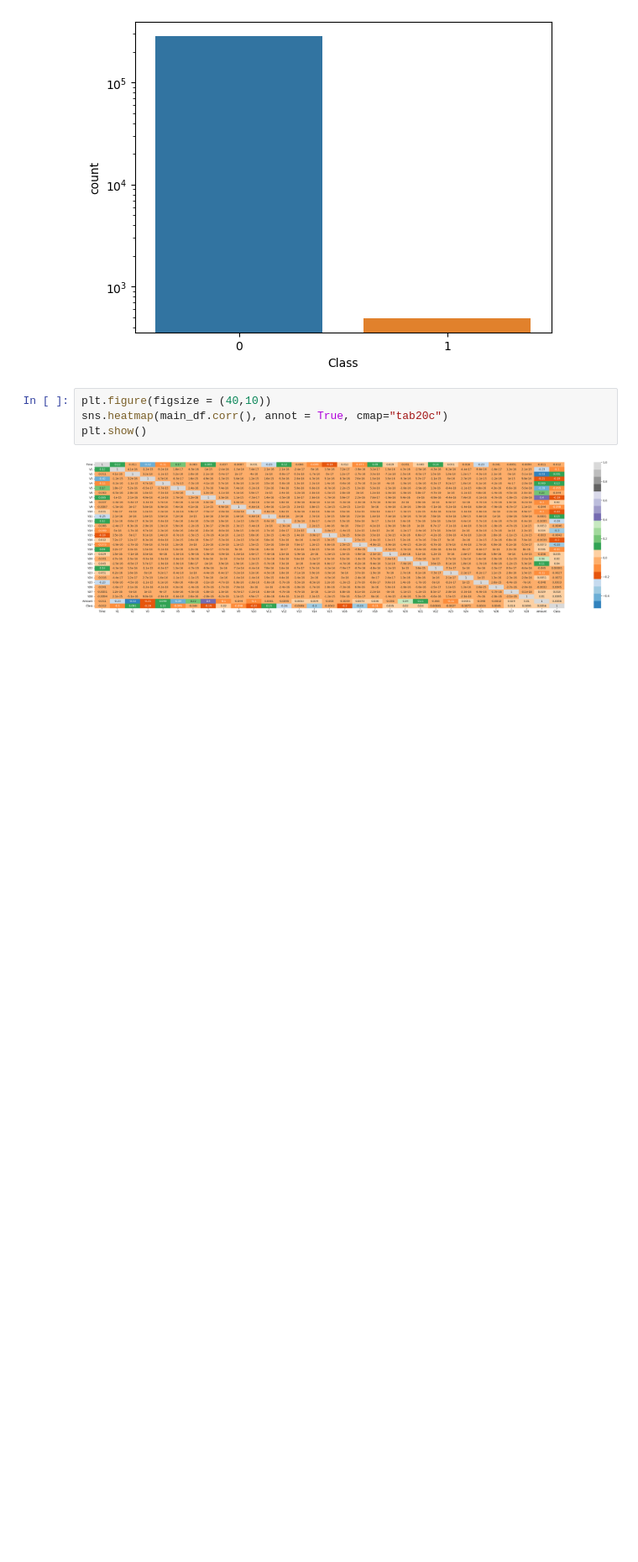
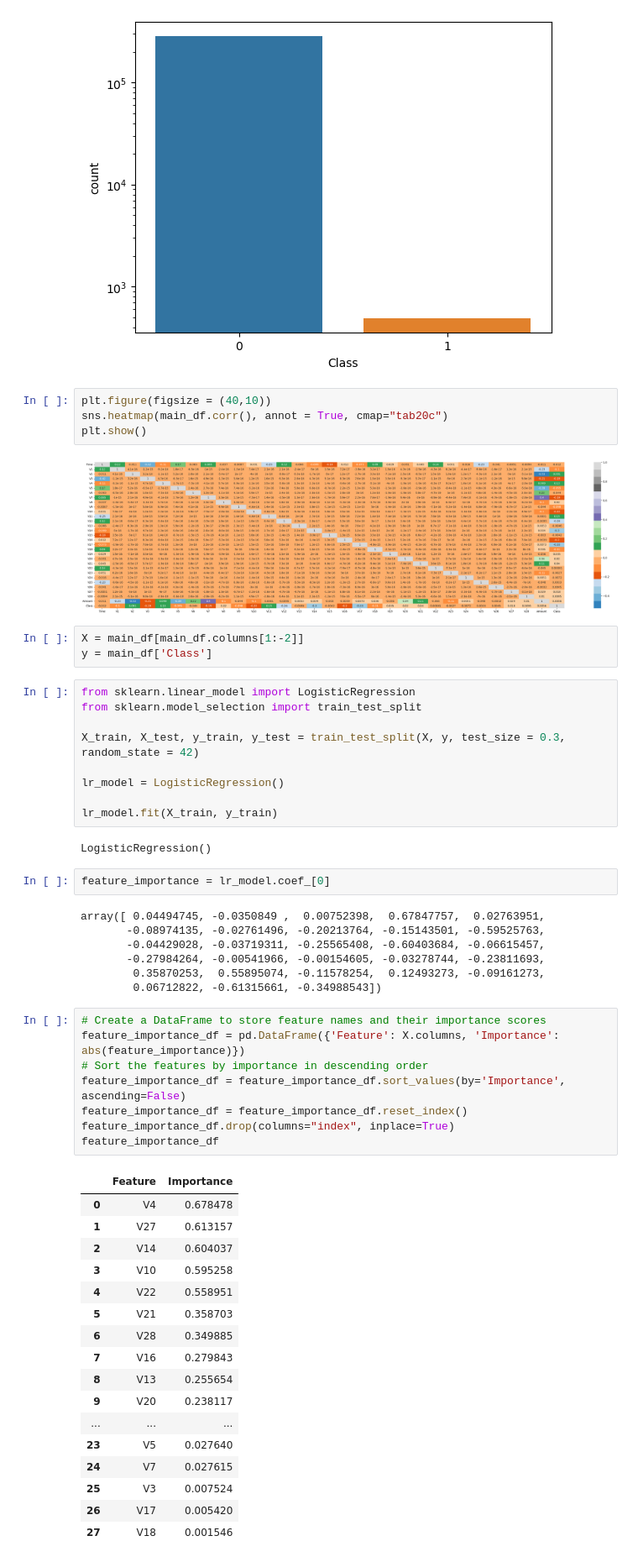
Before and after one commit to AnkitDogra-07/Research-CSE-V, a Jupyter notebook: Work/Notebooks for Data Cleaning/creditcard-notebook.ipynb, the cells around one changed output. Shown at 84% size. Saved outputs shown, nothing was run; the diff lists cells and outputs as text; blank space fills up the shorter version.

```diff
--- a/Work/Notebooks for Data Cleaning/creditcard-notebook.ipynb
+++ b/Work/Notebooks for Data Cleaning/creditcard-notebook.ipynb
@@ -64,3 +64,52 @@ sns.heatmap(main_df.corr(), annot = True, cmap="tab20c")
 plt.show()
 # %% [output]
 [figure]
+# %%
+X = main_df[main_df.columns[1:-2]]
+y = main_df['Class']
+# %%
+from sklearn.linear_model import LogisticRegression
+from sklearn.model_selection import train_test_split
+
+X_train, X_test, y_train, y_test = train_test_split(X, y, test_size = 0.3, random_state = 42)
+
+lr_model = LogisticRegression()
+
+lr_model.fit(X_train, y_train)
+# %% [output]
+LogisticRegression()
+# %%
+feature_importance = lr_model.coef_[0]
+# %% [output]
+array([ 0.04494745, -0.0350849 ,  0.00752398,  0.67847757,  0.02763951,
+       -0.08974135, -0.02761496, -0.20213764, -0.15143501, -0.59525763,
+       -0.04429028, -0.03719311, -0.25565408, -0.60403684, -0.06615457,
+       -0.27984264, -0.00541966, -0.00154605, -0.03278744, -0.23811693,
+        0.35870253,  0.55895074, -0.11578254,  0.12493273, -0.09161273,
+        0.06712822, -0.61315661, -0.34988543])
+# %%
+# Create a DataFrame to store feature names and their importance scores
+feature_importance_df = pd.DataFrame({'Feature': X.columns, 'Importance': abs(feature_importance)})
+# Sort the features by importance in descending order
+feature_importance_df = feature_importance_df.sort_values(by='Importance', ascending=False)
+feature_importance_df = feature_importance_df.reset_index()
+feature_importance_df.drop(columns="index", inplace=True)
+feature_importance_df
+# %% [output]
+|  | Feature | Importance |
+| 0 | V4 | 0.678478 |
+| 1 | V27 | 0.613157 |
+| 2 | V14 | 0.604037 |
+| 3 | V10 | 0.595258 |
+| 4 | V22 | 0.558951 |
+| 5 | V21 | 0.358703 |
+| 6 | V28 | 0.349885 |
+| 7 | V16 | 0.279843 |
+| 8 | V13 | 0.255654 |
+| 9 | V20 | 0.238117 |
+| ... | ... | ... |
+| 23 | V5 | 0.027640 |
+| 24 | V7 | 0.027615 |
+| 25 | V3 | 0.007524 |
+| 26 | V17 | 0.005420 |
+| 27 | V18 | 0.001546 |
```
Also changed, not shown: parts of 1 cell of this notebook.
